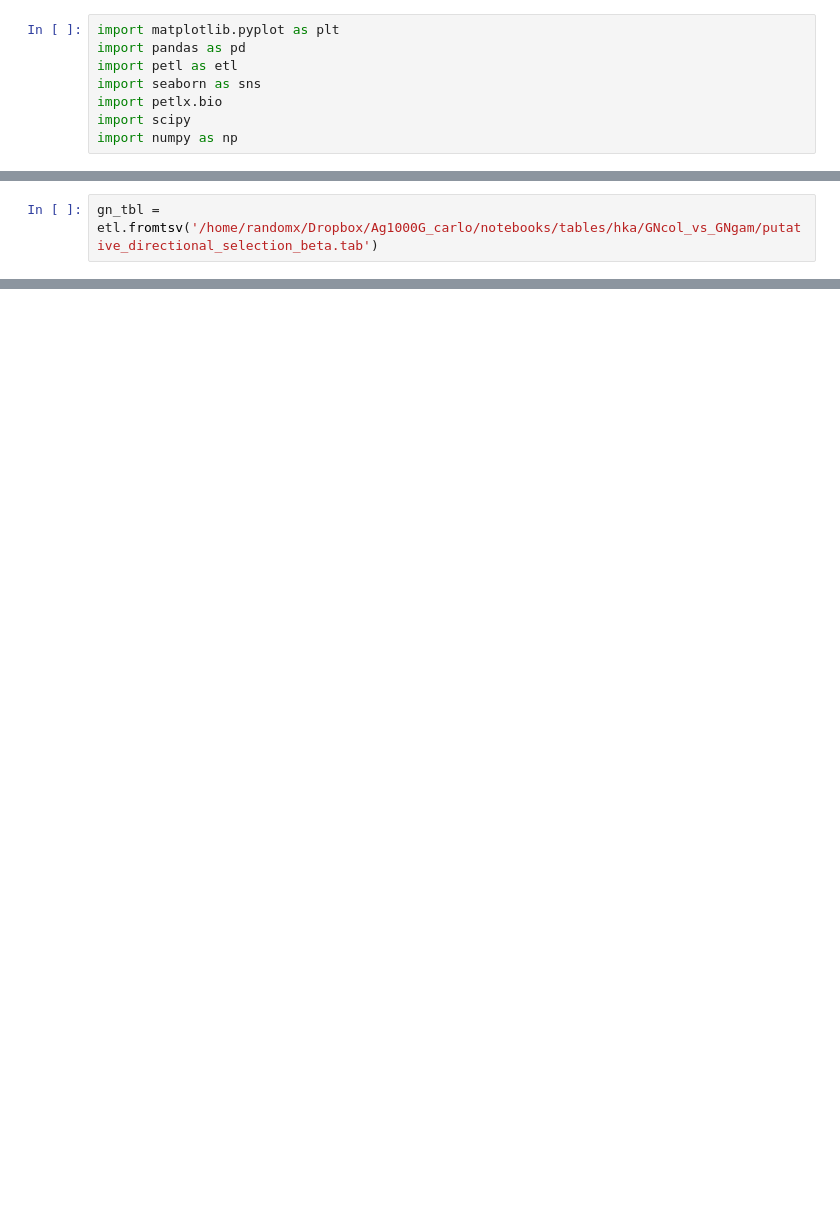
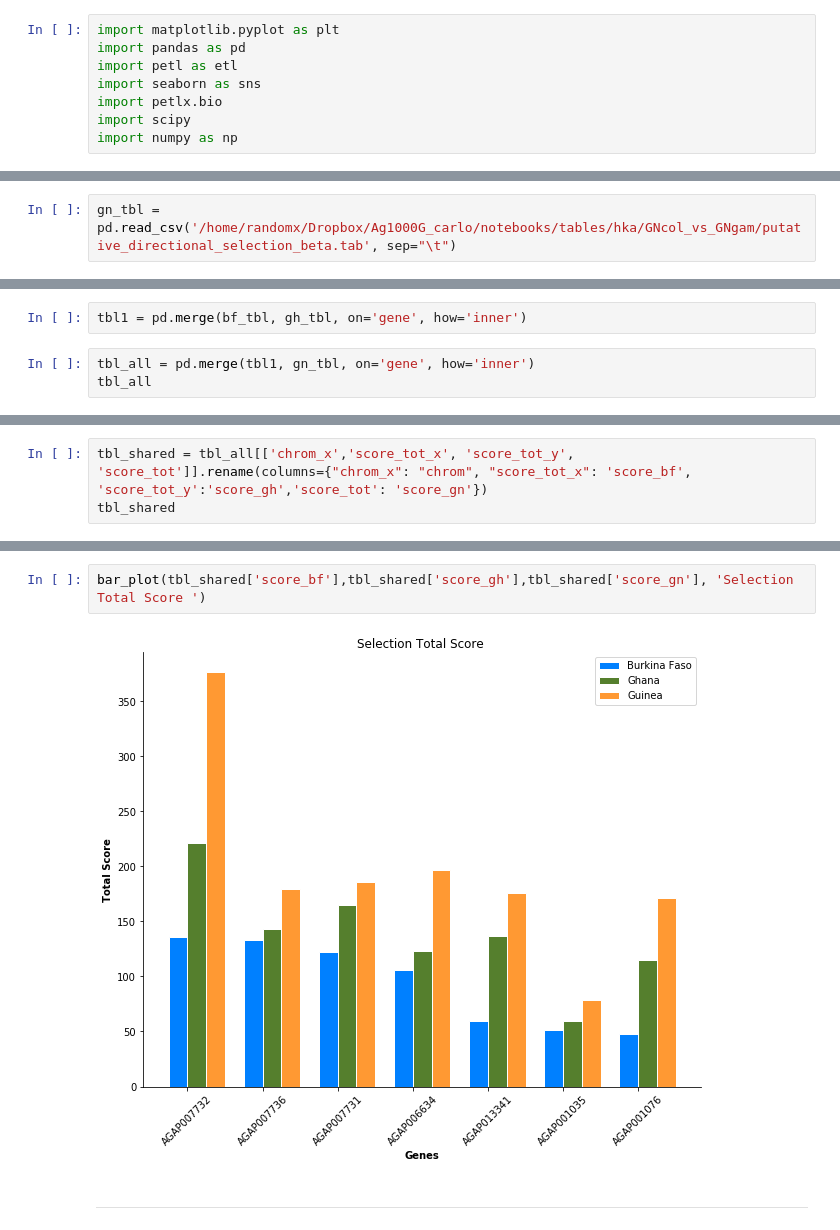
Before and after one commit to randomxsk8/notebooks, a Jupyter notebook: 10012019_putative_selection_sympatric_pops.ipynb, the cells around one changed output, grey strips where cells are left out. Drawn from its saved outputs; the diff is of its cells as text; blank space fills up the shorter version.

```diff
--- a/10012019_putative_selection_sympatric_pops.ipynb
+++ b/10012019_putative_selection_sympatric_pops.ipynb
@@ -13,2 +13,2 @@ gh_tbl = etl.fromtsv('/home/randomx/Dropbox/Ag1000G_carlo/notebooks/tables/hka/G
 # %%
-gn_tbl = etl.fromtsv('/home/randomx/Dropbox/Ag1000G_carlo/notebooks/tables/hka/GNcol_vs_GNgam/putative_directional_selection_beta.tab')
+gn_tbl = pd.read_csv('/home/randomx/Dropbox/Ag1000G_carlo/notebooks/tables/hka/GNcol_vs_GNgam/putative_directional_selection_beta.tab', sep="\t")
@@ -50,0 +15,5 @@ tbl_shared.displayall()
+# %%
+tbl1 = pd.merge(bf_tbl, gh_tbl, on='gene', how='inner')
+# %%
+tbl_all = pd.merge(tbl1, gn_tbl, on='gene', how='inner')
+tbl_all
@@ -50,0 +50,3 @@ tbl_shared.displayall()
+# %%
+tbl_shared = tbl_all[['chrom_x','score_tot_x', 'score_tot_y', 'score_tot']].rename(columns={"chrom_x": "chrom", "score_tot_x": 'score_bf', 'score_tot_y':'score_gh','score_tot': 'score_gn'})
+tbl_shared
@@ -83,0 +95,6 @@ plt.show()
+# %%
+bar_plot(tbl_shared['score_bf'],tbl_shared['score_gh'],tbl_shared['score_gn'], 'Selection Total Score ')
+# %% [output]
+[figure, added]
+# %% [markdown]
+-----------------------------
```
Also changed, not shown: parts of 25 cells of this notebook.
